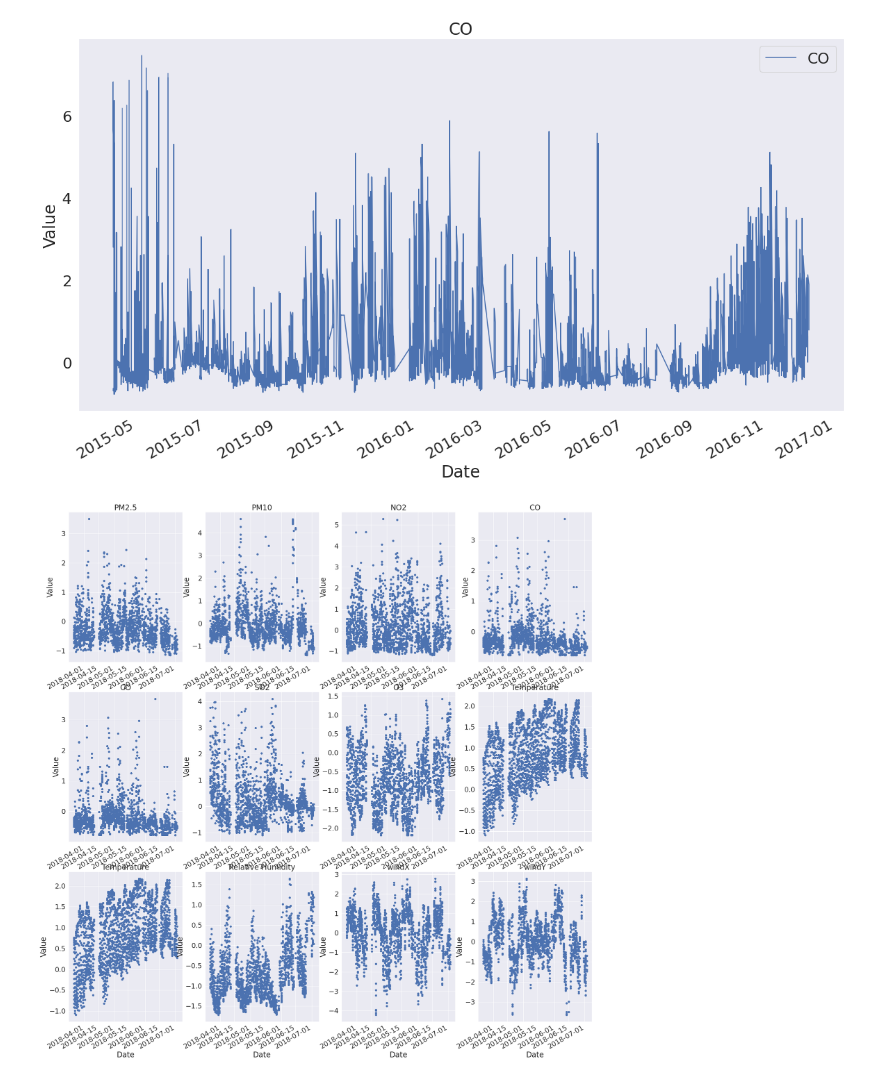
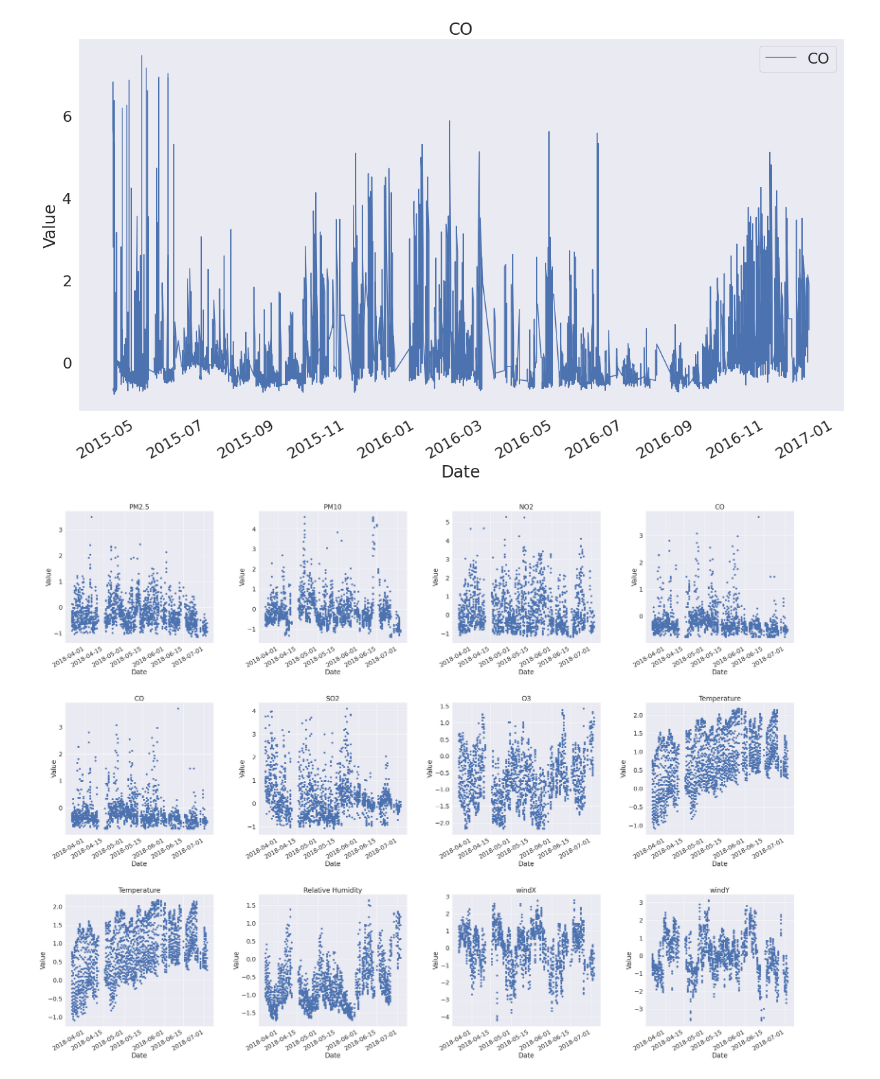
Before and after one commit to gupta-anmol/air-quality-prediction, a Jupyter notebook: main.ipynb, the cells around one changed output. Saved outputs shown, nothing was run; the diff lists cells and outputs as text; code cells hidden in the pictures.

```diff
--- a/main.ipynb
+++ b/main.ipynb
@@ -206,7 +206,7 @@ df[:5]
 | 3 | DL031 | 2015-04-04 14:00:00 | NaN | 48.00 | 7.12 | 22.67 | 30.88 | 20.23 | 0.40 | NaN | 54.42 | ... |
 | 4 | DL031 | 2015-04-04 15:00:00 | 32.00 | 50.33 | 7.02 | 19.72 | 28.03 | 18.80 | 0.45 | NaN | 49.92 | ... |
 # %%
-attrplt = ['PM2.5','PM10','NO','NO2','NOx','NH3','CO','SO2','O3','Temperature','Relative Humidity','windX','windY','Rainfall','Pressure']
+attrplt = ['PM2.5','PM10','NO2','CO','SO2','Temperature','Relative Humidity','windX','windY','Rainfall','Pressure']
 avg=df.mean(skipna=True)
 mn = df.min(skipna=True)
 mx = df.max(skipna=True)
@@ -265,14 +261,14 @@ g.fig.autofmt_xdate()
 dfpol = df.interpolate(method='linear', limit=5)
 cop = dfpol.copy()
 # %%
-cop.drop('Benzene', axis=1, inplace=True)
-cop.drop('Toluene',axis=1, inplace=True)
-cop.drop('Xylene', axis=1,inplace=True)
-cop.drop('AQI_Bucket',axis=1,inplace=True)
-cop.drop('Datetime',axis=1,inplace=True)
-cop.drop('StationId',axis=1,inplace=True)
-cop.drop('Time',axis=1,inplace=True)
-cop.drop('Short-wave irradiation',axis=1,inplace=True)
+# cop.drop('Benzene', axis=1, inplace=True)
+# cop.drop('Toluene',axis=1, inplace=True)
+# cop.drop('Xylene', axis=1,inplace=True)
+# cop.drop('AQI_Bucket',axis=1,inplace=True)
+# cop.drop('Datetime',axis=1,inplace=True)
+# cop.drop('StationId',axis=1,inplace=True)
+# cop.drop('Time',axis=1,inplace=True)
+# cop.drop('Short-wave irradiation',axis=1,inplace=True)
 # cop.drop('Date',axis=1,inplace=True)
 # cop.drop('AQI_bucket',inpace=True)
 cop.dropna(inplace=True)
@@ -323,5 +335,6 @@ for  i in range(len(attrplt)):
     data[i].append(skew[attrplt[i]])
     data[i].append(kurtosis[attrplt[i]])
 stats=pd.DataFrame(data,columns=['Name','Mean','Min','Max','Std.','Skew','Kurtosis'])
-stats
+normalCop = normalCop[normalCop['CO'].notna()]
+normalCop
 # %% [output]
@@ -364,17 +374,18 @@ plt.show()
 # %%
 cropped = normalCop[15000:17000]
 cropped
-fig, ax = plt.subplots(3,4,figsize=(30,30))
+fig, ax = plt.subplots(3,4,figsize=(40,30))
 attrplt = ['PM2.5','PM10','NO2','CO','SO2','O3','Temperature','Relative Humidity','windX','windY','Rainfall','Pressure']
 for i in range(3):
     for j in range(4):
         lab = attrplt[i*3+j]
         ax[i,j].scatter(cropped['Date'],cropped[lab],label=i)
         ax[i,j].set(xlabel='Date', ylabel='Value', title=lab)
         plt.setp(ax[i,j].get_xticklabels(), rotation=30, horizontalalignment='right')
+fig.tight_layout(pad=3.0)
 plt.show()
 # %% [output]
-[figure, old version]
+[figure, new version]
 # %%
 #Running Same sklearn algorithms now on normal Dataset, also regression
 from sklearn.feature_selection import SelectKBest, chi2, f_classif, f_regression , mutual_info_regression
```
Also changed, not shown: parts of 5 cells of this notebook.
